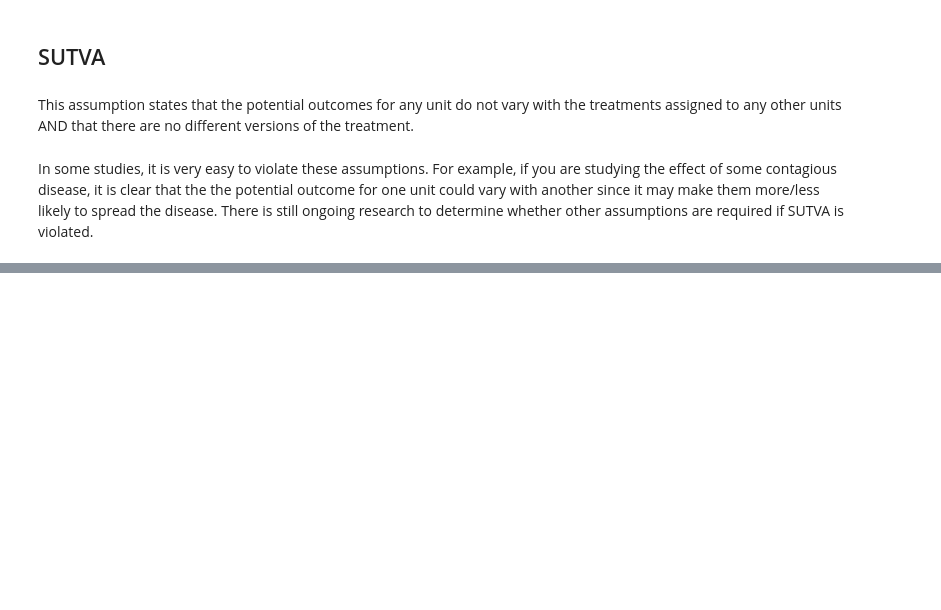
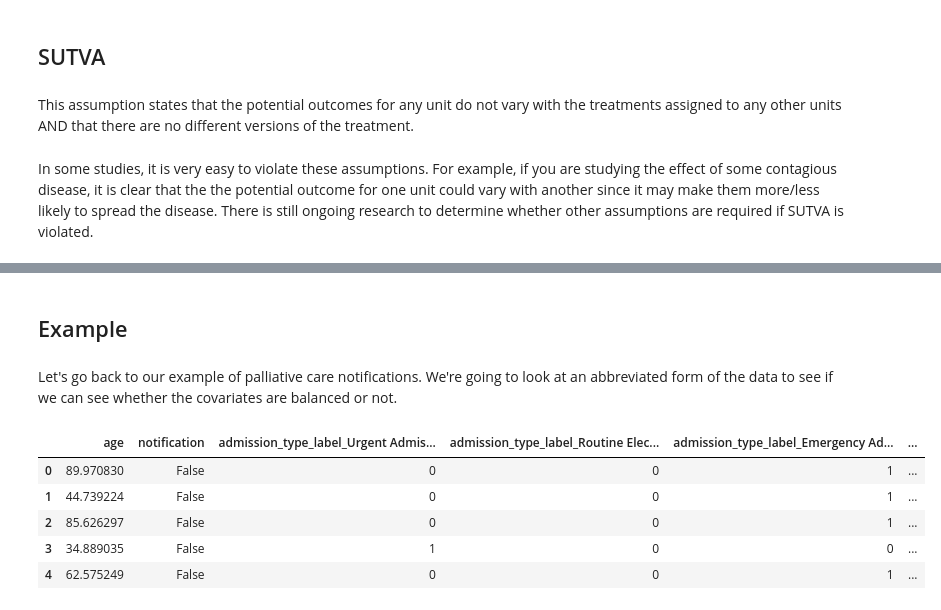
Before and after one commit to dsahduke/causal-inference-RCM, a Jupyter notebook: Causal Inference.ipynb, the cells around one changed output, grey strips where cells are left out. Cells and saved outputs as stored; diff of their text form; code cells hidden in the pictures; blank space fills up the shorter version.

```diff
--- a/Causal Inference.ipynb
+++ b/Causal Inference.ipynb
@@ -46,0 +81,4 @@ In addition, if we are working with observational data, we need a few more assum
+# %% [markdown]
+## Example
+# %% [markdown]
+Let's go back to our example of palliative care notifications. We're going to look at an abbreviated form of the data to see if we can see whether the covariates are balanced or not.
@@ -46,0 +87,9 @@ In addition, if we are working with observational data, we need a few more assum
+# %%
+notification_df.head()
+# %% [output]
+|  | age | notification | admission_type_label_Urgent Admis... | admission_type_label_Routine Elec... | admission_type_label_Emergency Ad... | ... |
+| 0 | 89.970830 | False | 0 | 0 | 1 | ... |
+| 1 | 44.739224 | False | 0 | 0 | 1 | ... |
+| 2 | 85.626297 | False | 0 | 0 | 1 | ... |
+| 3 | 34.889035 | False | 1 | 0 | 0 | ... |
+| 4 | 62.575249 | False | 0 | 0 | 1 | ... |
```
Also changed, not shown: parts of 45 cells of this notebook, 1 other file.
